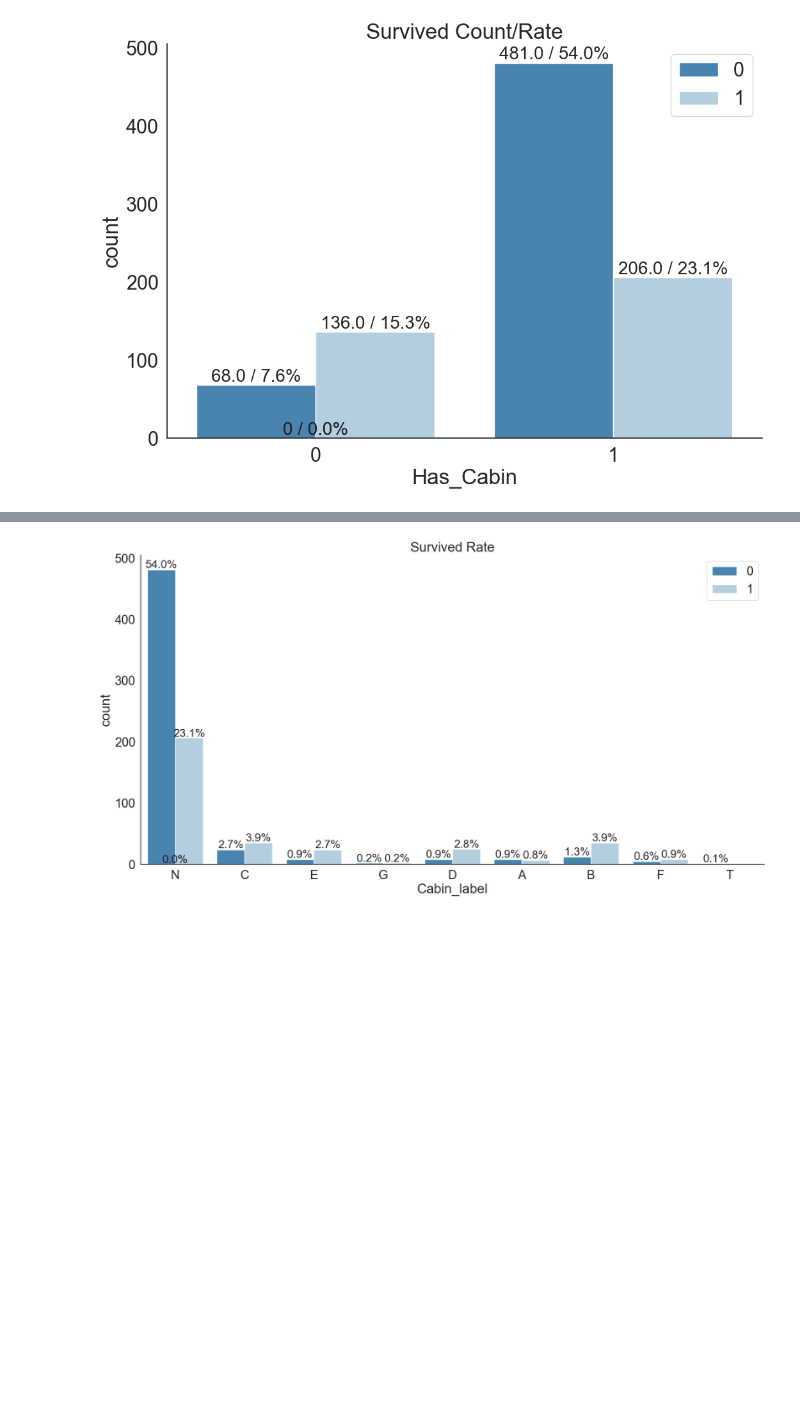
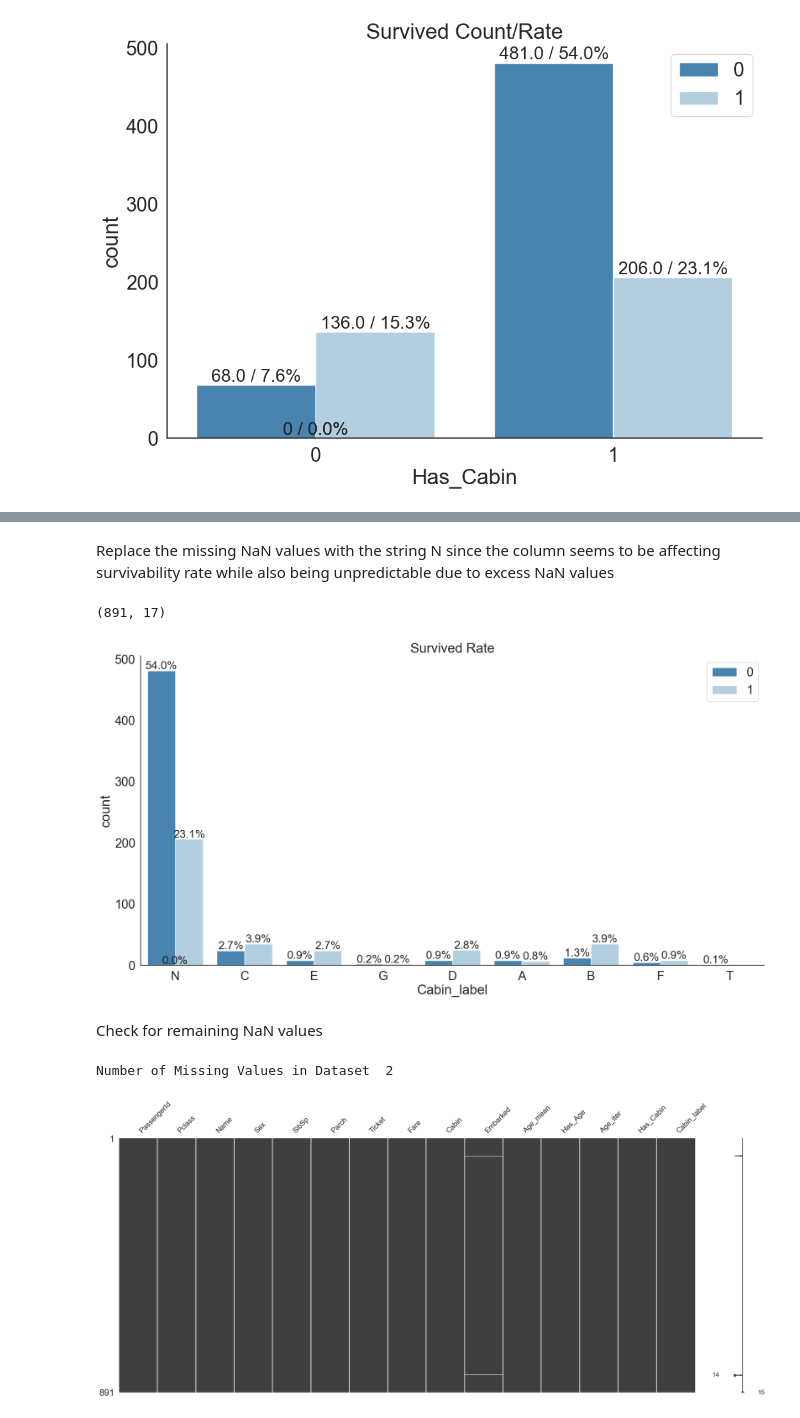
Before and after one commit to nicholasaxl/titanic-kaggle-nichaxl, a Jupyter notebook: Titanic_Kaggle_Axl.ipynb, the cells around one changed output, grey strips where cells are left out. Saved outputs shown, nothing was run; the diff lists cells and outputs as text; code cells hidden in the pictures; blank space fills up the shorter version.

Commit message:
missing left for embarked

```diff
--- a/Titanic_Kaggle_Axl.ipynb
+++ b/Titanic_Kaggle_Axl.ipynb
@@ -228,3 +244,5 @@ sns.despine()
+# %% [markdown]
+Replace the missing NaN values with the string N since the column seems to be affecting survivability rate while also being unpredictable due to excess NaN values
 # %%
 rcParams['figure.figsize'] = 20,10
 sns.set(font_scale = 2)
@@ -236,5 +254,16 @@ for p in ax.patches:
     x, height, width = p.get_x(), p.get_height(), p.get_width()
     ax.text(x + width / 2, height + 7, f'{height / total_cnt * 100:2.1f}%',va='center', ha='center', size=20)
 sns.despine()
+train_data.shape
 # %% [output]
+(891, 17)
 [figure]
+# %% [markdown]
+Check for remaining NaN values
+# %%
+train_data = train_data.drop(['Age'] , axis=1)
+msno.matrix(train_data.drop('Survived',axis=1))
+print('Number of Missing Values in Dataset ',train_data.drop('Survived',axis=1).isnull().sum().sum())
+# %% [output]
+Number of Missing Values in Dataset  2
+[figure, added]
```
Also changed, not shown: parts of 4 cells of this notebook.
